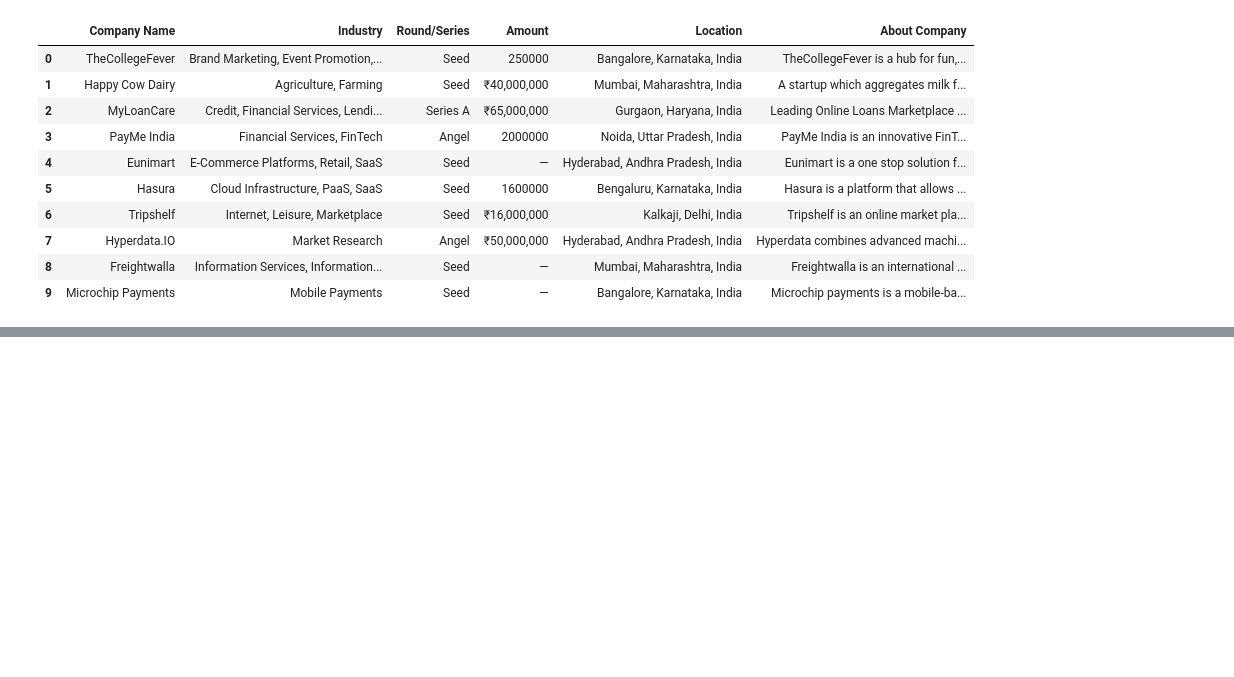
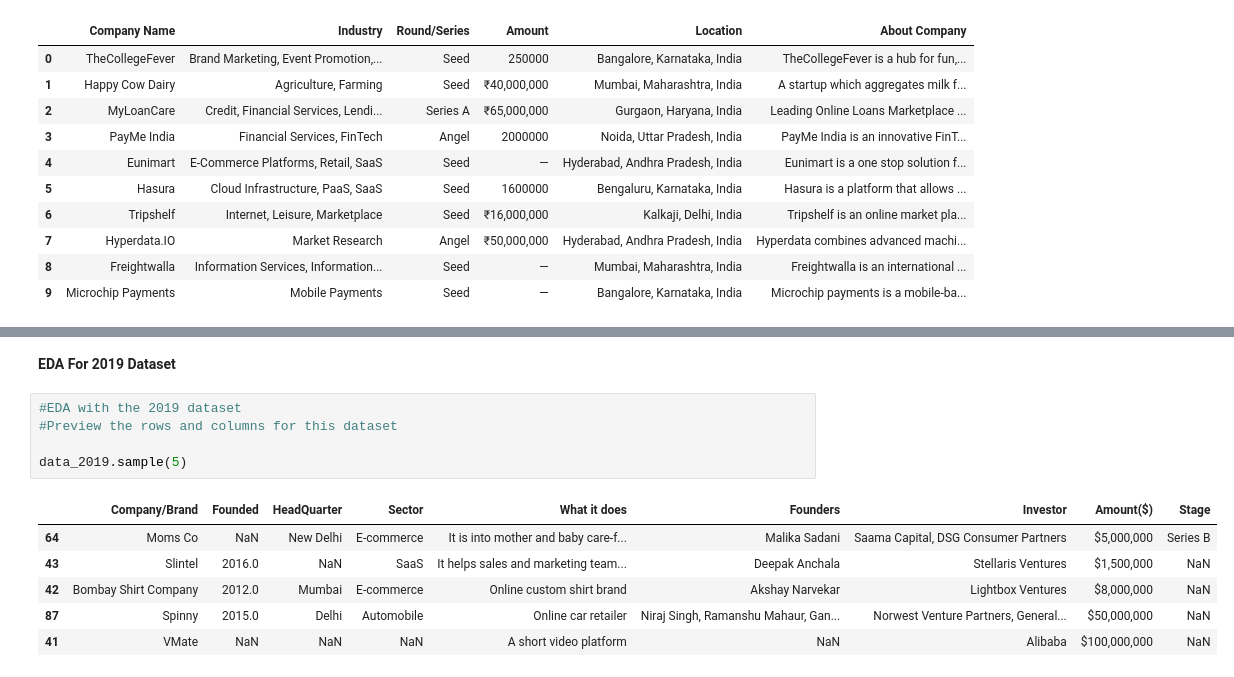
Before and after one commit to Sena-Aku-Agbotse/Indian-Startup, a Jupyter notebook: Notebooks/main.ipynb, the cells around one changed output, grey strips where cells are left out. Saved outputs shown, nothing was run; the diff lists cells and outputs as text; blank space fills up the shorter version.

```diff
--- a/Notebooks/main.ipynb
+++ b/Notebooks/main.ipynb
@@ -179,0 +248,14 @@ data_2019.head(10)
+# %% [markdown]
+ **EDA For 2019 Dataset**
+# %%
+#EDA with the 2019 dataset
+#Preview the rows and columns for this dataset
+
+data_2019.sample(5)
+# %% [output]
+|  | Company/Brand | Founded | HeadQuarter | Sector | What it does | Founders | Investor | Amount($) | Stage |
+| 64 | Moms Co | NaN | New Delhi | E-commerce | It is into mother and baby care-f... | Malika Sadani | Saama Capital, DSG Consumer Partners | $5,000,000 | Series B |
+| 43 | Slintel | 2016.0 | NaN | SaaS | It helps sales and marketing team... | Deepak Anchala | Stellaris Ventures | $1,500,000 | NaN |
+| 42 | Bombay Shirt Company | 2012.0 | Mumbai | E-commerce | Online custom shirt brand | Akshay Narvekar | Lightbox Ventures | $8,000,000 | NaN |
+| 87 | Spinny | 2015.0 | Delhi | Automobile | Online car retailer | Niraj Singh, Ramanshu Mahaur, Gan... | Norwest Venture Partners, General... | $50,000,000 | NaN |
+| 41 | VMate | NaN | NaN | NaN | A short video platform | NaN | Alibaba | $100,000,000 | NaN |
```
Also changed, not shown: parts of 33 cells of this notebook.
